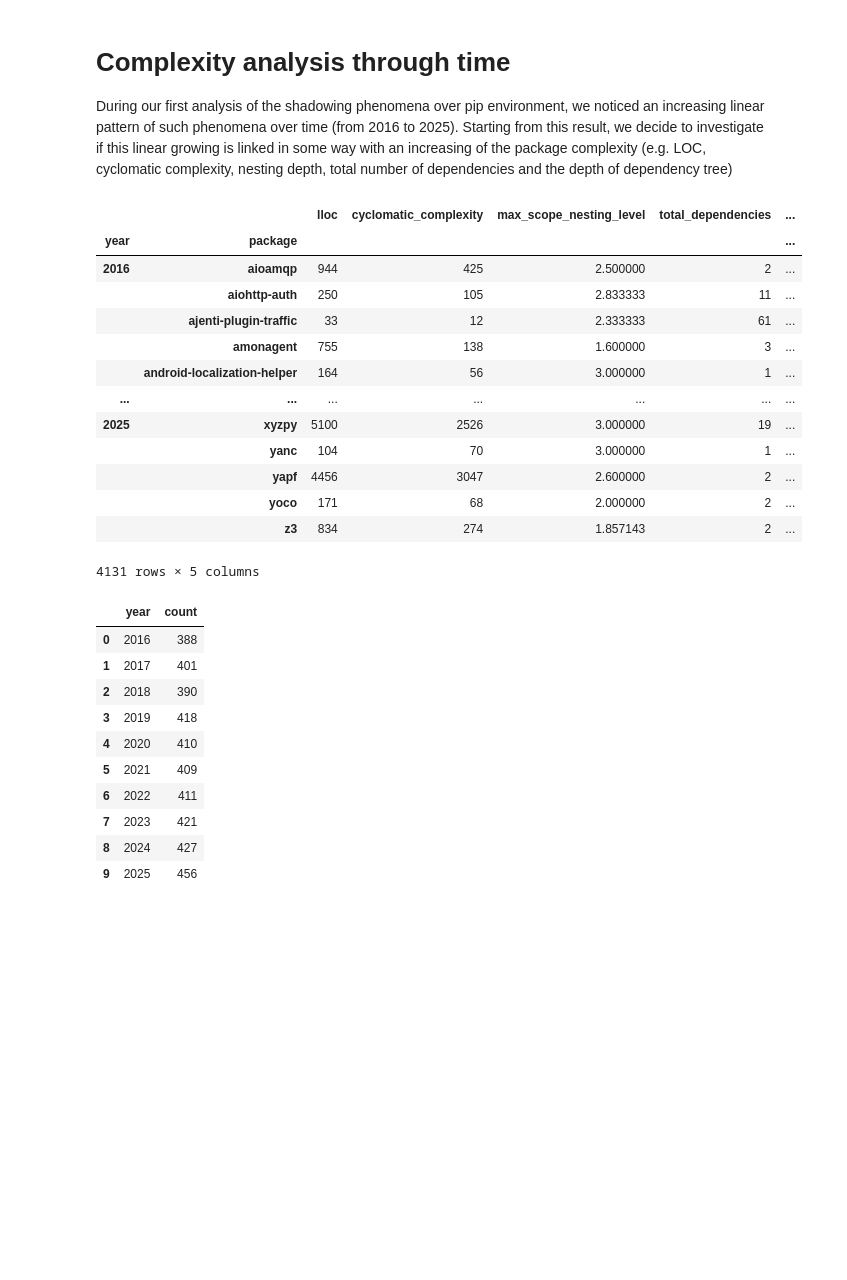
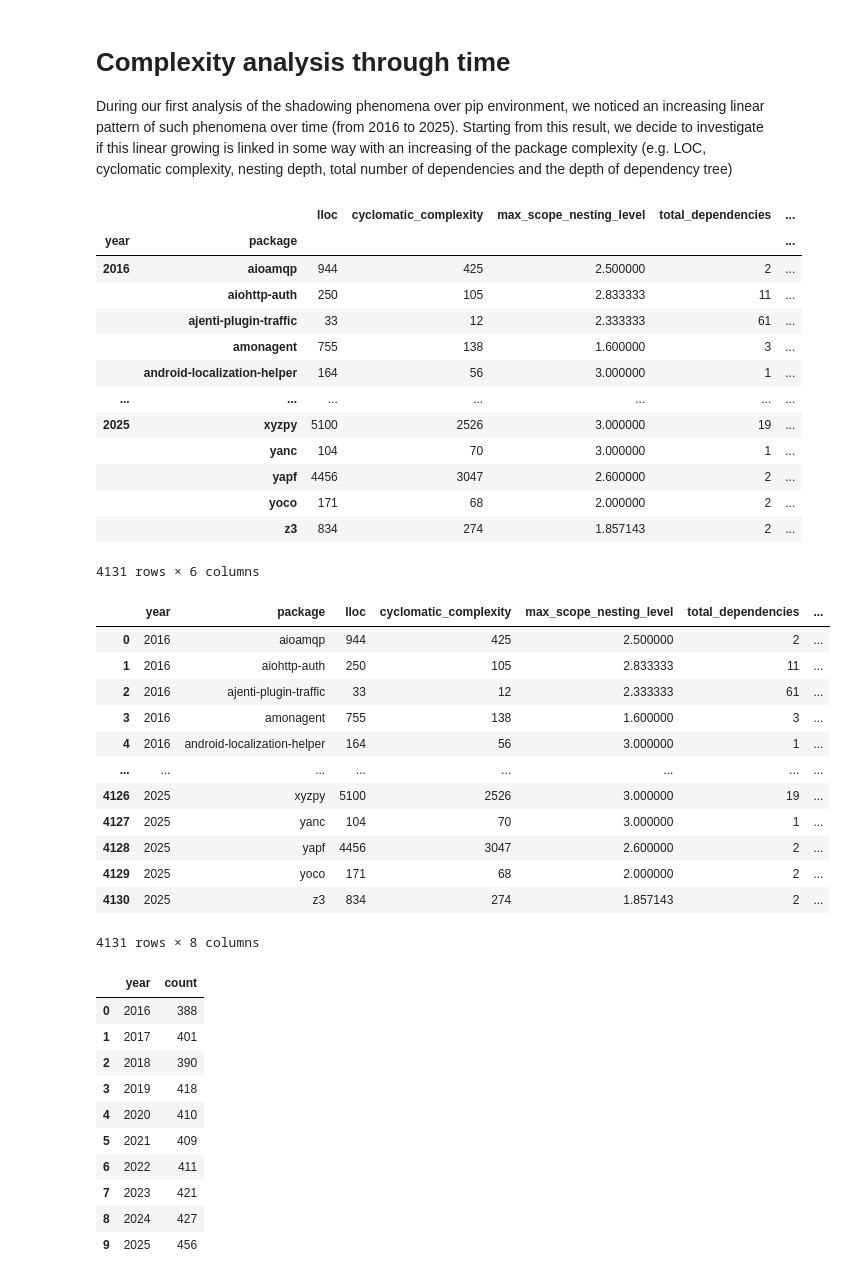
Before and after one commit to denisG99/ATCNS-Supply-Chain-Attack, a Jupyter notebook: src/complexity/analysis.ipynb, the cells around one changed output. Cells and saved outputs as stored; diff of their text form; code cells hidden in the pictures; blank space fills up the shorter version.

```diff
--- a/src/complexity/analysis.ipynb
+++ b/src/complexity/analysis.ipynb
@@ -21,6 +23,7 @@ df_packages = df.groupby(["year", "package"]).agg(
     total_dependencies = ("total_dependencies", "max"),
     max_dependencies_depth = ("max_dependencies_depth", "max")
 )
+df_packages["shadowing"] = "false"
 
 df_packages
 # %% [output]
@@ -37,26 +40,60 @@ df_packages
 |  | yapf | 4456 | 3047 | 2.600000 | 2 | ... |
 |  | yoco | 171 | 68 | 2.000000 | 2 | ... |
 |  | z3 | 834 | 274 | 1.857143 | 2 | ... |
-4131 rows × 5 columns
+4131 rows × 6 columns
 # %%
 def draw_complexity_stats(data, x_col, y_col, x_label, y_label, title, y_log=False):
     plt.figure(figsize=(8, 5))
 
     sns.boxplot(data=data, x=x_col, y=y_col)
     sns.set_style("white")
 
     plt.title(title)
     plt.xlabel(x_label)
     plt.ylabel(y_label)
 
     if y_log:
         plt.yscale("log")
 
     plt.xticks(rotation=45)
     plt.tight_layout()
     plt.show()
 
+def shadowing_labeled(df: pd.DataFrame, year: int):
+    shadowing_results = json.load(open(f"{SHADOWING_RESULTS_DIR}/top50000_{year}.json"))
+
+    for package in df["package"].unique():
+        try:
+            if shadowing_results[package] == "unavailable":
+                continue
+
+            shadowing_value = shadowing_results[package]["shadowing"]
+        except KeyError:
+            continue
+
+        mask = (df["package"] == package) & (df["year"] == year)
+        df.loc[mask, "shadowing"] = shadowing_value
+
 df_packages_plot = df_packages.reset_index() # reset the index to be able to plot it easily using year as x-axis
+
+for year in range(2016, 2026):
+    shadowing_labeled(df_packages_plot, year)
+
+df_packages_plot
+# %% [output]
+|  | year | package | lloc | cyclomatic_complexity | max_scope_nesting_level | total_dependencies | ... |
+| 0 | 2016 | aioamqp | 944 | 425 | 2.500000 | 2 | ... |
+| 1 | 2016 | aiohttp-auth | 250 | 105 | 2.833333 | 11 | ... |
+| 2 | 2016 | ajenti-plugin-traffic | 33 | 12 | 2.333333 | 61 | ... |
+| 3 | 2016 | amonagent | 755 | 138 | 1.600000 | 3 | ... |
+| 4 | 2016 | android-localization-helper | 164 | 56 | 3.000000 | 1 | ... |
+| ... | ... | ... | ... | ... | ... | ... | ... |
+| 4126 | 2025 | xyzpy | 5100 | 2526 | 3.000000 | 19 | ... |
+| 4127 | 2025 | yanc | 104 | 70 | 3.000000 | 1 | ... |
+| 4128 | 2025 | yapf | 4456 | 3047 | 2.600000 | 2 | ... |
+| 4129 | 2025 | yoco | 171 | 68 | 2.000000 | 2 | ... |
+| 4130 | 2025 | z3 | 834 | 274 | 1.857143 | 2 | ... |
+4131 rows × 8 columns
 # %%
 df_packages_plot.groupby("year").size().reset_index(name="count")
 # %% [output]
```
Also changed, not shown: parts of 5 cells of this notebook.
